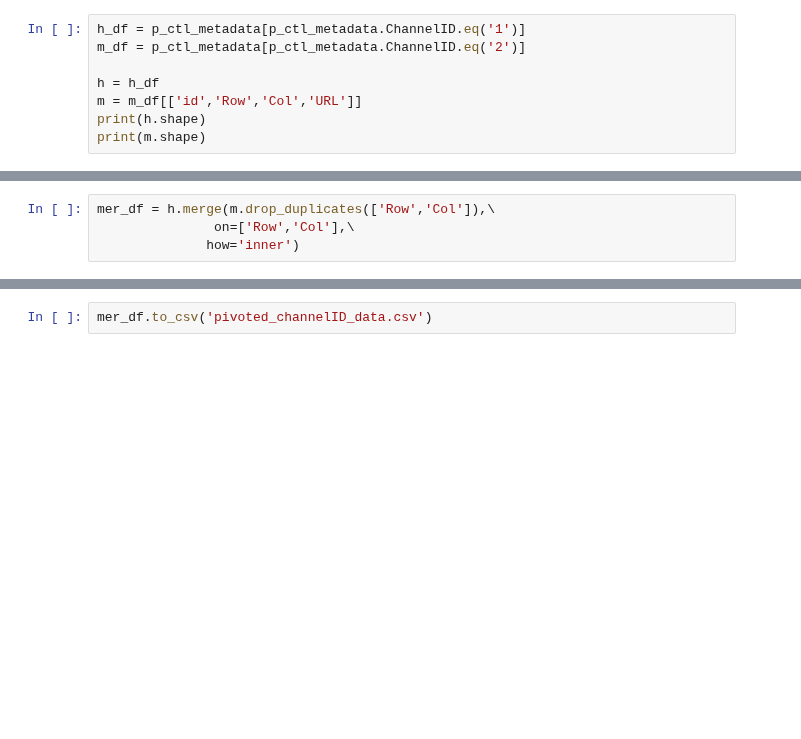
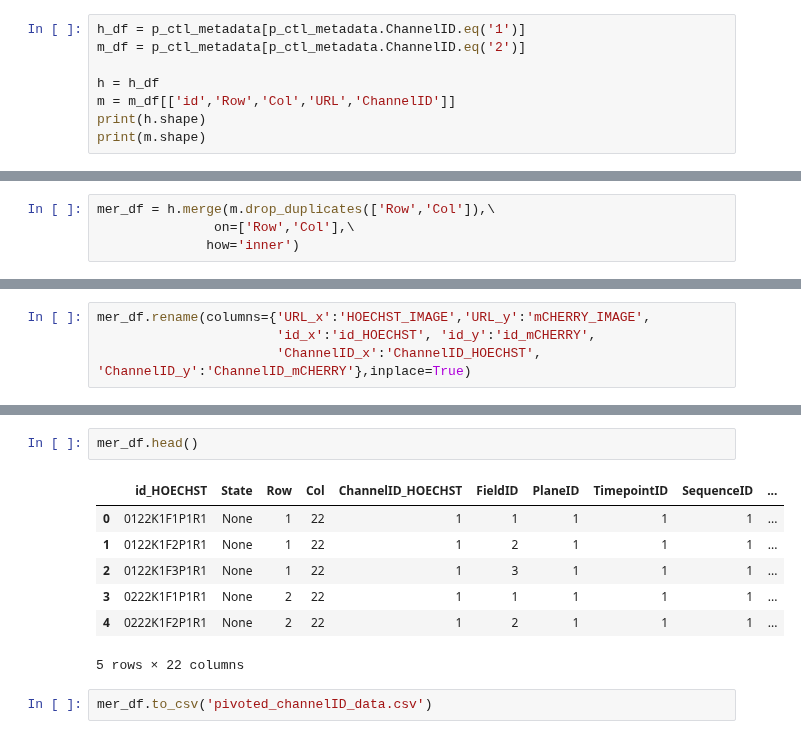
Before and after one commit to worldteacher-global/UMM-Discovery, a Jupyter notebook: Data_wrangle.ipynb, the cells around one changed output, grey strips where cells are left out. Cells and saved outputs as stored; diff of their text form; blank space fills up the shorter version.

Commit message:
added channel ID piviot and created that data

```diff
--- a/Data_wrangle.ipynb
+++ b/Data_wrangle.ipynb
@@ -253,7 +253,7 @@ h_df = p_ctl_metadata[p_ctl_metadata.ChannelID.eq('1')]
 m_df = p_ctl_metadata[p_ctl_metadata.ChannelID.eq('2')]
 
 h = h_df
-m = m_df[['id','Row','Col','URL']]
+m = m_df[['id','Row','Col','URL','ChannelID']]
 print(h.shape)
 print(m.shape)
 # %% [output]
@@ -269,0 +279,4 @@ mer_df.shape
+# %%
+mer_df.rename(columns={'URL_x':'HOECHST_IMAGE','URL_y':'mCHERRY_IMAGE',
+                       'id_x':'id_HOECHST', 'id_y':'id_mCHERRY',
+                       'ChannelID_x':'ChannelID_HOECHST', 'ChannelID_y':'ChannelID_mCHERRY'},inplace=True)
@@ -270,3 +292,13 @@ mer_df.shape
+# %%
+mer_df.head()
+# %% [output]
+|  | id_HOECHST | State | Row | Col | ChannelID_HOECHST | FieldID | PlaneID | TimepointID | SequenceID | ... |
+| 0 | 0122K1F1P1R1 | None | 1 | 22 | 1 | 1 | 1 | 1 | 1 | ... |
+| 1 | 0122K1F2P1R1 | None | 1 | 22 | 1 | 2 | 1 | 1 | 1 | ... |
+| 2 | 0122K1F3P1R1 | None | 1 | 22 | 1 | 3 | 1 | 1 | 1 | ... |
+| 3 | 0222K1F1P1R1 | None | 2 | 22 | 1 | 1 | 1 | 1 | 1 | ... |
+| 4 | 0222K1F2P1R1 | None | 2 | 22 | 1 | 2 | 1 | 1 | 1 | ... |
+5 rows × 22 columns
 # %%
 mer_df.to_csv('pivoted_channelID_data.csv')
 # %%
```
Also changed, not shown: parts of 4 cells of this notebook, 1 other file.
